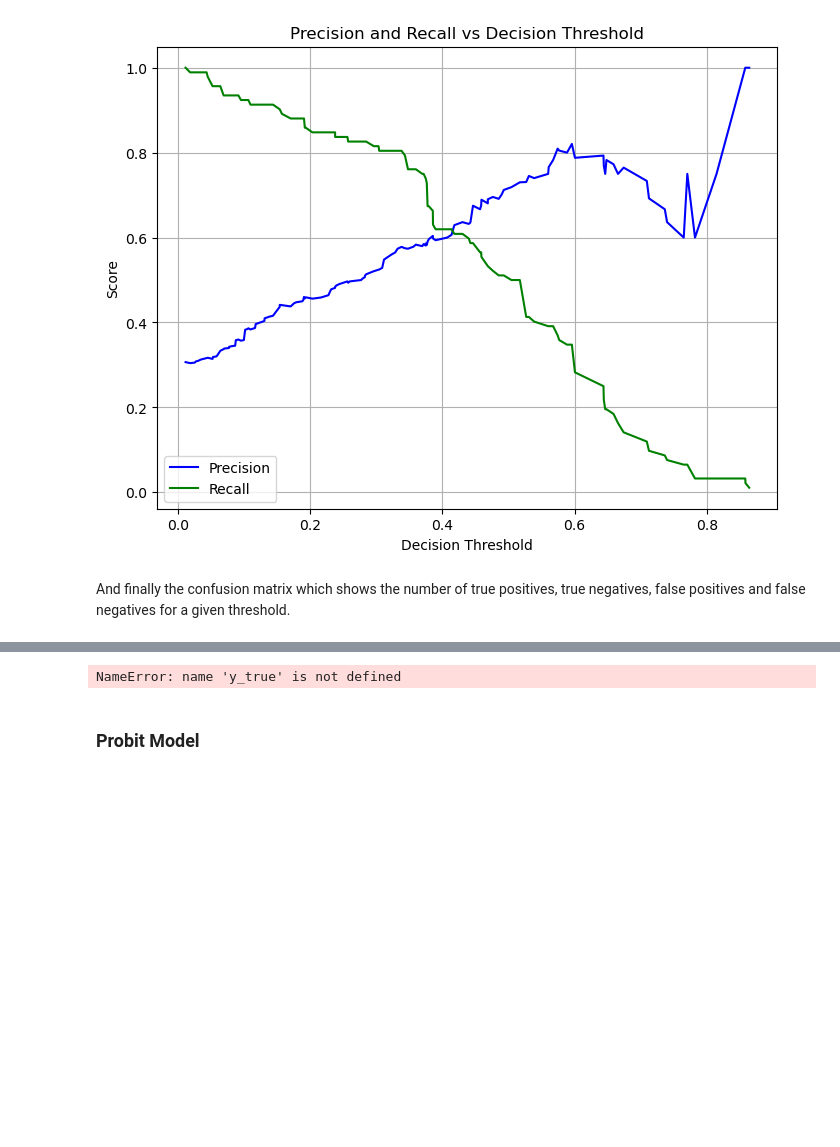
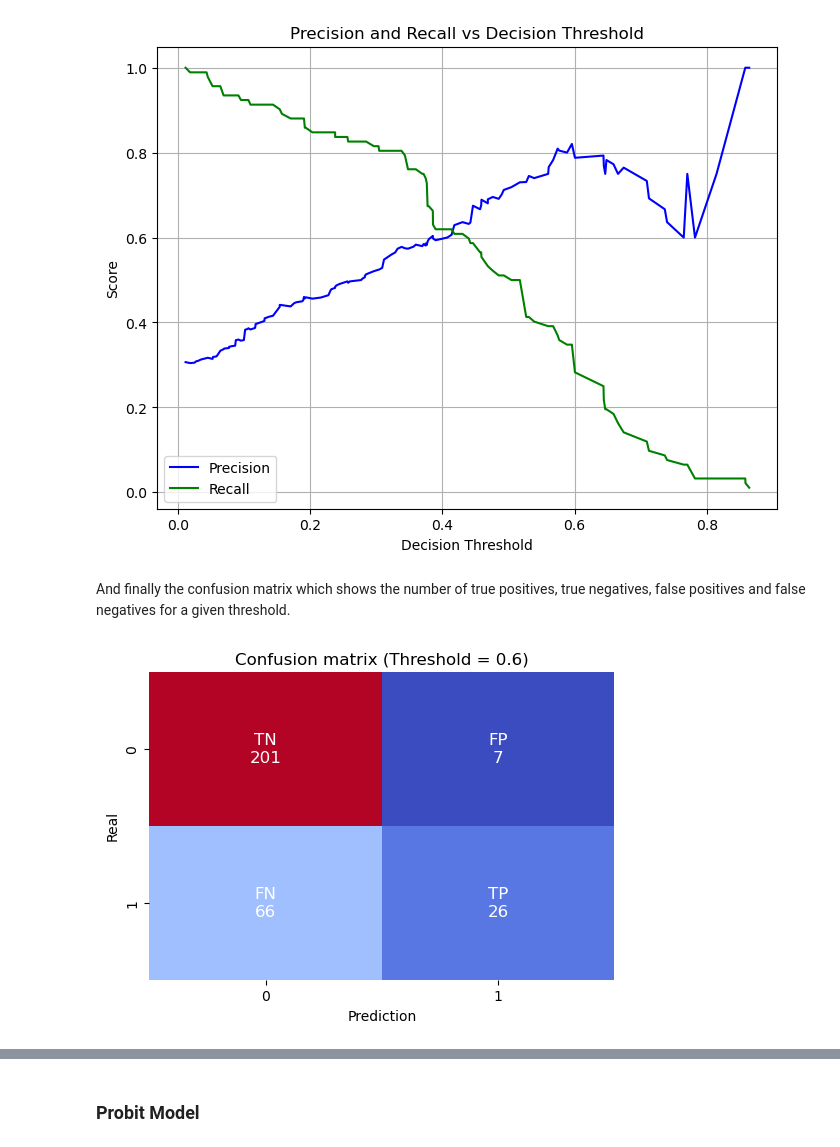
Before and after one commit to DanLeds/Data-Science-Project, a Jupyter notebook: Scoring Credit/3_Scoring_Credit_Regression_Logistic.ipynb, the cells around one changed output, grey strips where cells are left out. Drawn from its saved outputs; the diff is of its cells as text; code cells hidden in the pictures; blank space fills up the shorter version.

```diff
--- a/Scoring Credit/3_Scoring_Credit_Regression_Logistic.ipynb
+++ b/Scoring Credit/3_Scoring_Credit_Regression_Logistic.ipynb
@@ -2189,30 +2194,32 @@ y_pred = (scores >= chosen_threshold).astype(int)
 cm = confusion_matrix(y_true, y_pred)
 
 plt.figure(figsize=(6, 4))
 ax = sns.heatmap(cm, annot=False, fmt="d", cmap="coolwarm", cbar=False)
 
 labels = np.array([['TN', 'FP'], ['FN', 'TP']])
 for i in range(2):
     for j in range(2):
         ax.text(j + 0.5, i + 0.5, f'{labels[i, j]}\n{cm[i, j]}',
                 ha='center', va='center', color='white', fontsize=12)
 
 plt.title(f'Confusion matrix (Threshold = {chosen_threshold})')
 plt.xlabel('Prediction')
 plt.ylabel('Real')
 plt.show()
 
 if rounded_chosen_threshold in rounded_pr_thresholds:
     index = np.where(rounded_pr_thresholds == rounded_chosen_threshold)[0][0]
     precision = precisions[index]
     recall = recalls[index]
     f1 = 2 * (precision * recall) / (precision + recall)
 else:
     precision = "N/A"
     recall = "N/A"
+    f1 = "N/A"
     print(f"The chosen threshold {rounded_chosen_threshold} does not exist in rounded pr_thresholds.")
 
 print(f'Precision: {precision * 100}')
 print(f'Recall: {recall * 100}')
 print(f'F1 Score: {f1 * 100:.2f}')
 # %% [output]
+[figure, added]
@@ -2222,4 +2229,3 @@ c:\Users\DL\anaconda3\lib\site-packages\numpy\.libs\libopenblas.XWYDX2IKJW2NMTWS
-NameError: name 'y_true' is not defined
 # %% [markdown]
 ### Probit Model
 # %% [markdown]
```
Also changed, not shown: parts of 22 cells of this notebook.
